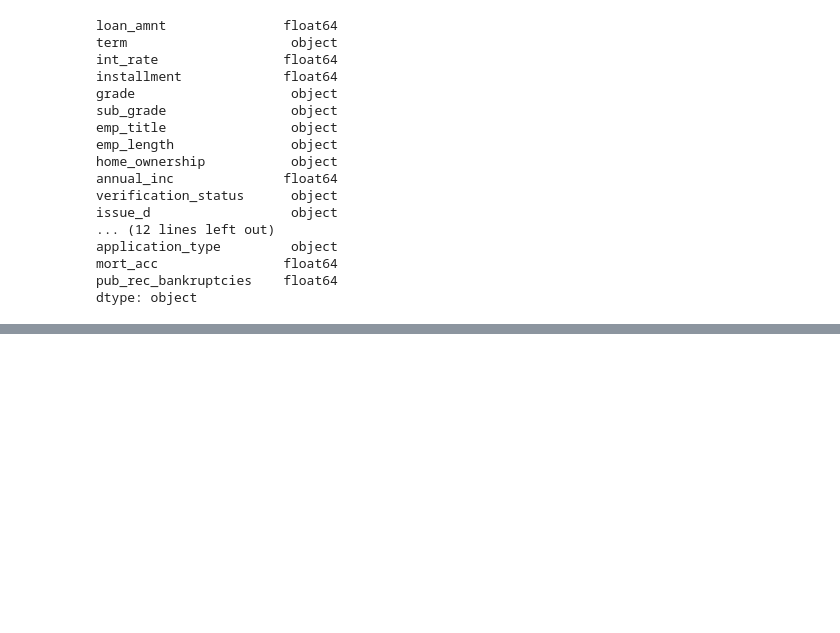
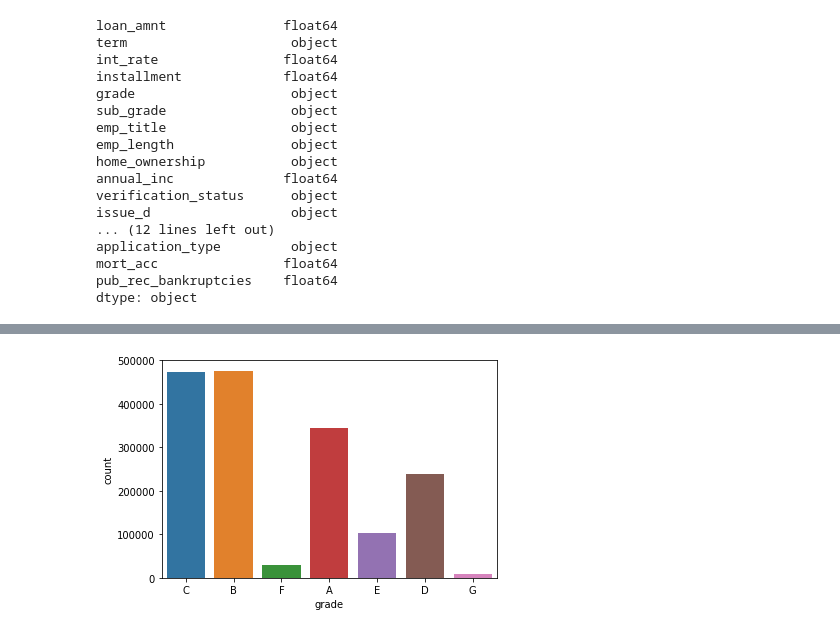
Before and after one commit to laussin86/Capstone-project, a Jupyter notebook: Loan_Default_Project.ipynb, the cells around one changed output, grey strips where cells are left out. Cells and saved outputs as stored; diff of their text form; code cells hidden in the pictures; blank space fills up the shorter version.

```diff
--- a/Loan_Default_Project.ipynb
+++ b/Loan_Default_Project.ipynb
@@ -97,0 +118,4 @@ ax = sns.countplot(x="loan_status",data=df)
+# %%
+ax = sns.countplot(x="grade",data=df)
+# %% [output]
+[figure, added]
```
Also changed, not shown: parts of 27 cells of this notebook.
